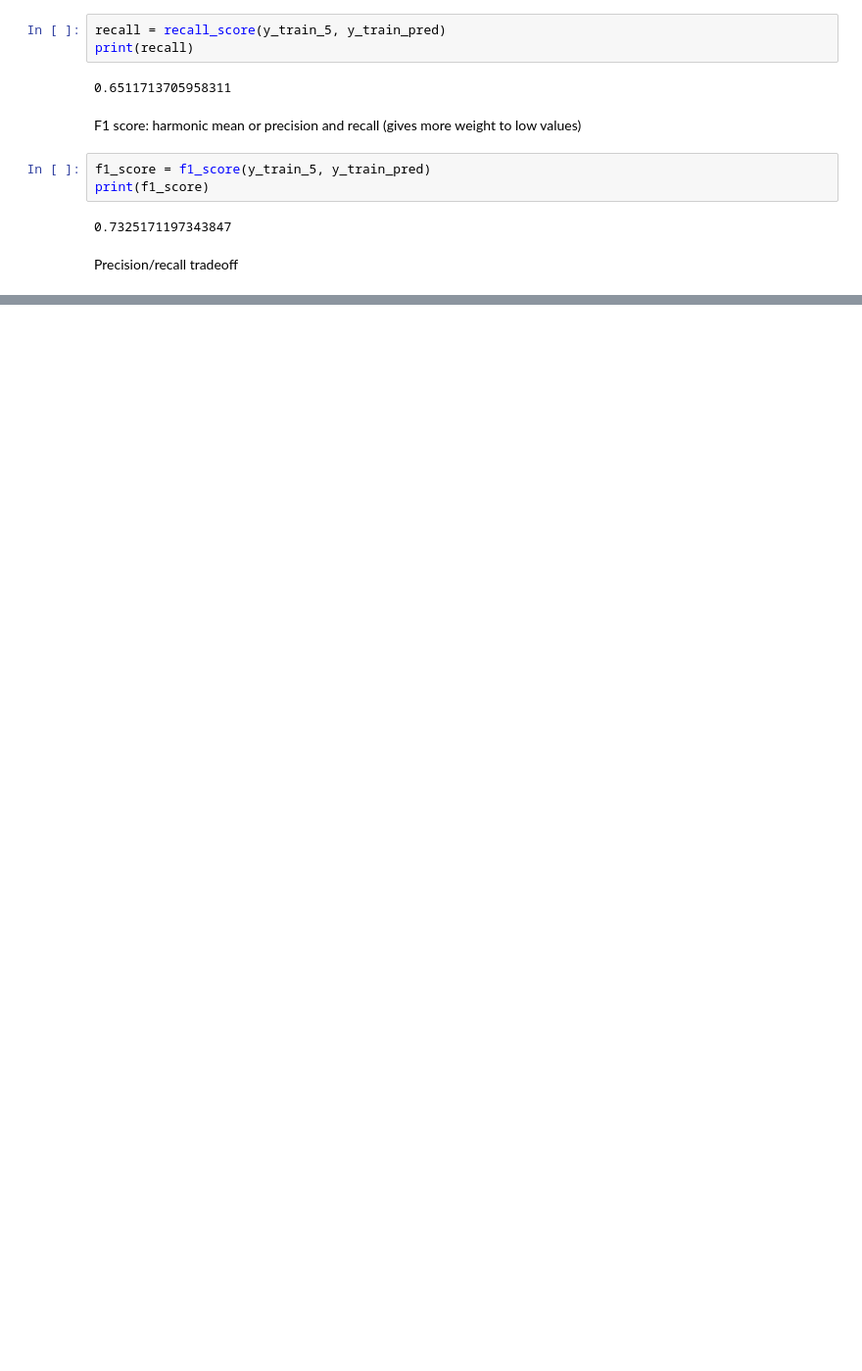
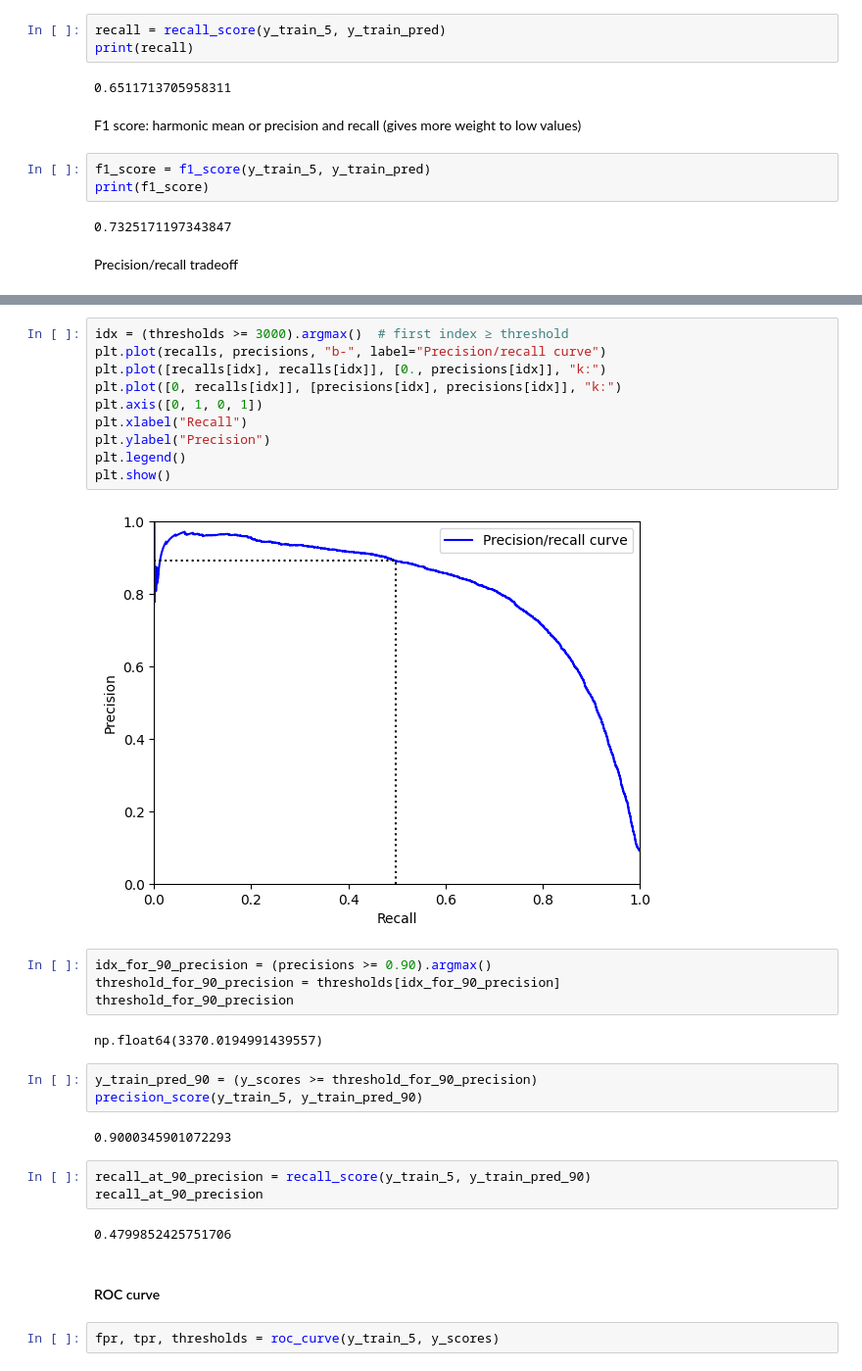
Before and after one commit to paulcarvalho/ML-MNIST-Classification, a Jupyter notebook: mnist_classification.ipynb, the cells around one changed output, grey strips where cells are left out. Shown: that part at 98% size. Cells and saved outputs as stored; diff of their text form; blank space fills up the shorter version.

```diff
--- a/mnist_classification.ipynb
+++ b/mnist_classification.ipynb
@@ -145,0 +166,32 @@ Precision/recall tradeoff
+# %%
+idx = (thresholds >= 3000).argmax()  # first index ≥ threshold
+plt.plot(recalls, precisions, "b-", label="Precision/recall curve")
+plt.plot([recalls[idx], recalls[idx]], [0., precisions[idx]], "k:")
+plt.plot([0, recalls[idx]], [precisions[idx], precisions[idx]], "k:")
+plt.axis([0, 1, 0, 1])
+plt.xlabel("Recall")
+plt.ylabel("Precision")
+plt.legend()
+plt.show()
+# %% [output]
+[figure, added]
+# %%
+idx_for_90_precision = (precisions >= 0.90).argmax()
+threshold_for_90_precision = thresholds[idx_for_90_precision]
+threshold_for_90_precision
+# %% [output]
+np.float64(3370.0194991439557)
+# %%
+y_train_pred_90 = (y_scores >= threshold_for_90_precision)
+precision_score(y_train_5, y_train_pred_90)
+# %% [output]
+0.9000345901072293
+# %%
+recall_at_90_precision = recall_score(y_train_5, y_train_pred_90)
+recall_at_90_precision
+# %% [output]
+0.4799852425751706
+# %% [markdown]
+#### ROC curve
+# %%
+fpr, tpr, thresholds = roc_curve(y_train_5, y_scores)
```
Also changed, not shown: parts of 12 cells of this notebook.
